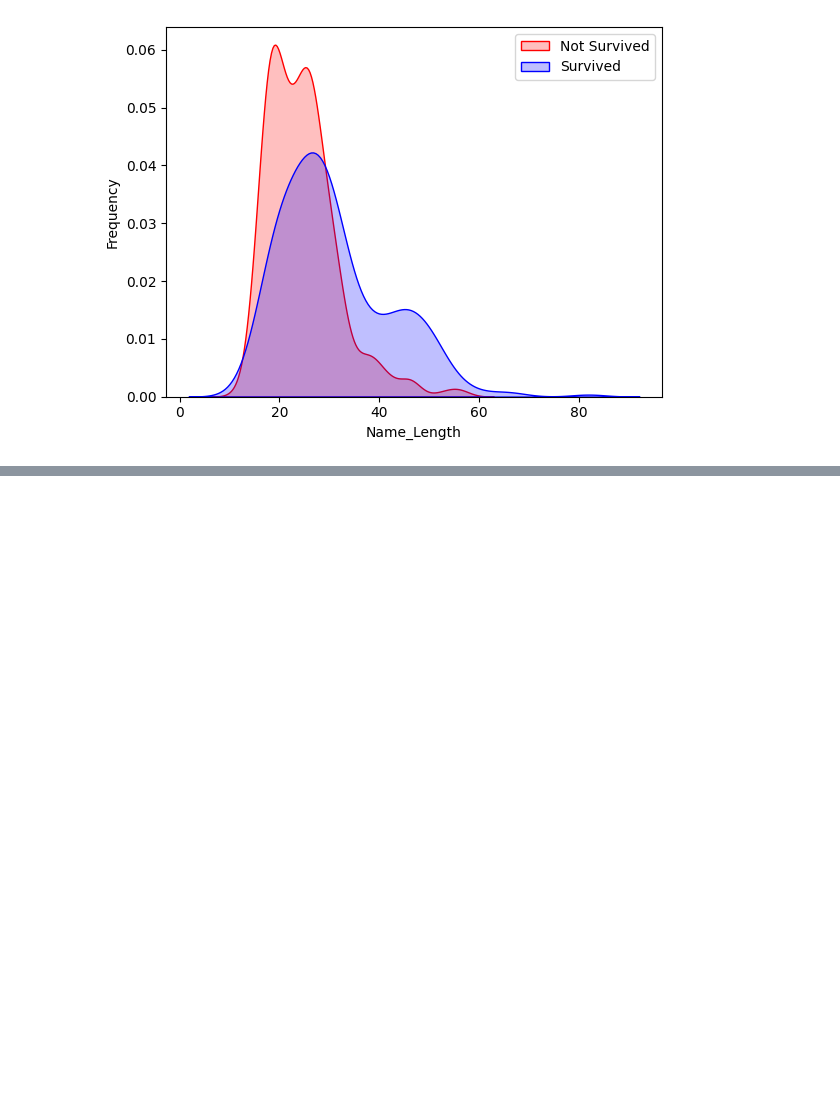
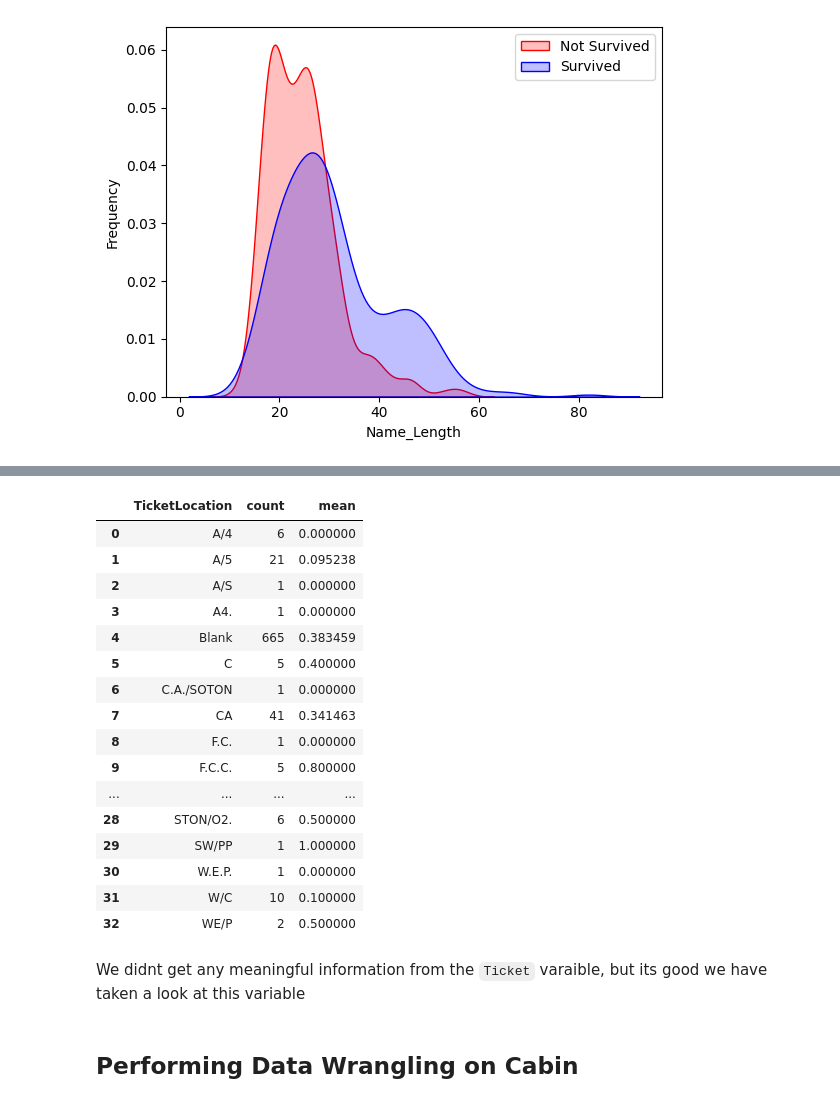
Before and after one commit to Vondent/titanic-ml, a Jupyter notebook: titanic_ML.ipynb, the cells around one changed output, grey strips where cells are left out. Cells and saved outputs as stored; diff of their text form; code cells hidden in the pictures; blank space fills up the shorter version.

```diff
--- a/titanic_ML.ipynb
+++ b/titanic_ML.ipynb
@@ -370,0 +434,3 @@ name_plot = name_plot.legend(['Not Survived', 'Survived'])
+# %%
+train_dat['TicketNumber'] = train_dat['Ticket'].apply(lambda x: pd.Series({'Ticket' : x.split()[-1]}))
+test_dat['TicketNumber'] = test_dat['Ticket'].apply(lambda x: pd.Series({'Ticket' : x.split()[-1]}))
@@ -370,0 +468,3 @@ name_plot = name_plot.legend(['Not Survived', 'Survived'])
+# %%
+train_dat['TicketNumberCounts'] = train_dat.groupby('TicketNumber')['TicketNumber'].transform('count')
+test_dat['TicketNumberCounts'] = test_dat.groupby('TicketNumber')['TicketNumber'].transform('count')
@@ -370,0 +562,24 @@ name_plot = name_plot.legend(['Not Survived', 'Survived'])
+# %%
+train_dat.groupby(['TicketLocation'], as_index=False)['Survived'].agg(['count', 'mean'])
+# %% [output]
+|  | TicketLocation | count | mean |
+| 0 | A/4 | 6 | 0.000000 |
+| 1 | A/5 | 21 | 0.095238 |
+| 2 | A/S | 1 | 0.000000 |
+| 3 | A4. | 1 | 0.000000 |
+| 4 | Blank | 665 | 0.383459 |
+| 5 | C | 5 | 0.400000 |
+| 6 | C.A./SOTON | 1 | 0.000000 |
+| 7 | CA | 41 | 0.341463 |
+| 8 | F.C. | 1 | 0.000000 |
+| 9 | F.C.C. | 5 | 0.800000 |
+| ... | ... | ... | ... |
+| 28 | STON/O2. | 6 | 0.500000 |
+| 29 | SW/PP | 1 | 1.000000 |
+| 30 | W.E.P. | 1 | 0.000000 |
+| 31 | W/C | 10 | 0.100000 |
+| 32 | WE/P | 2 | 0.500000 |
+# %% [markdown]
+We didnt get any meaningful information from the `Ticket` varaible, but its good we have taken a look at this variable
+# %% [markdown]
+## Performing Data Wrangling on Cabin
```
Also changed, not shown: parts of 52 cells of this notebook.
